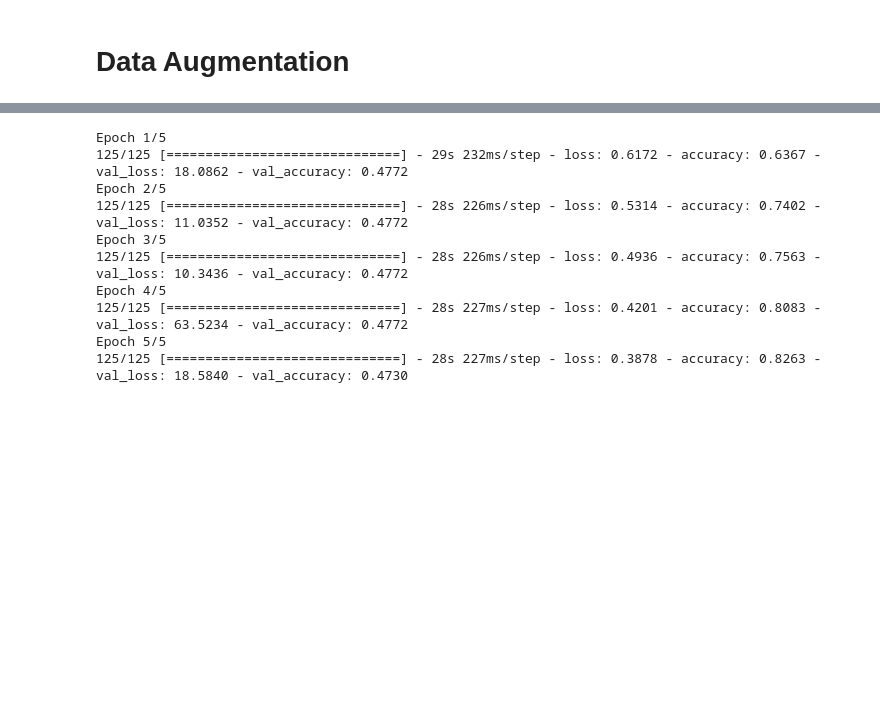
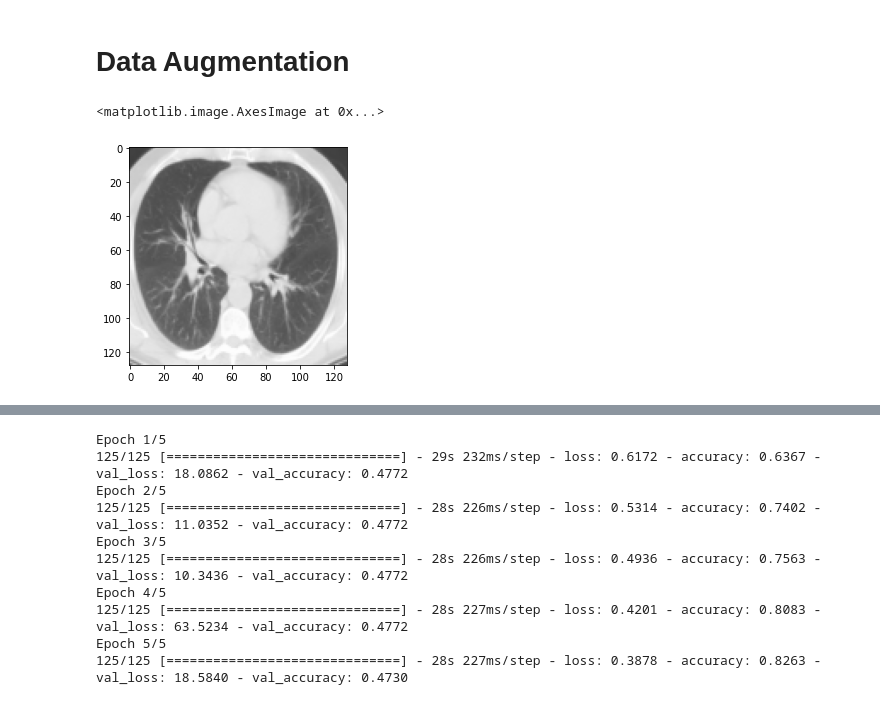
Before and after one commit to mohammadakradi/Covid-19, a Jupyter notebook: CNN_V3.ipynb, the cells around one changed output, grey strips where cells are left out. Cells and saved outputs as stored; diff of their text form; code cells hidden in the pictures; blank space fills up the shorter version.

```diff
--- a/CNN_V3.ipynb
+++ b/CNN_V3.ipynb
@@ -203,5 +203,10 @@ datagen = ImageDataGenerator(
 datagen.fit(xtrain1)
 datagen = ImageDataGenerator(rescale=1./255)
 datagen.fit(xtest1)
+# %%
+plt.imshow(xtrain1[2], cmap='gray')
+# %% [output]
+<matplotlib.image.AxesImage at 0x...>
+[figure, added]
 # %%
 plt.subplot(1,2,1)
```
Also changed, not shown: parts of 3 cells of this notebook.
